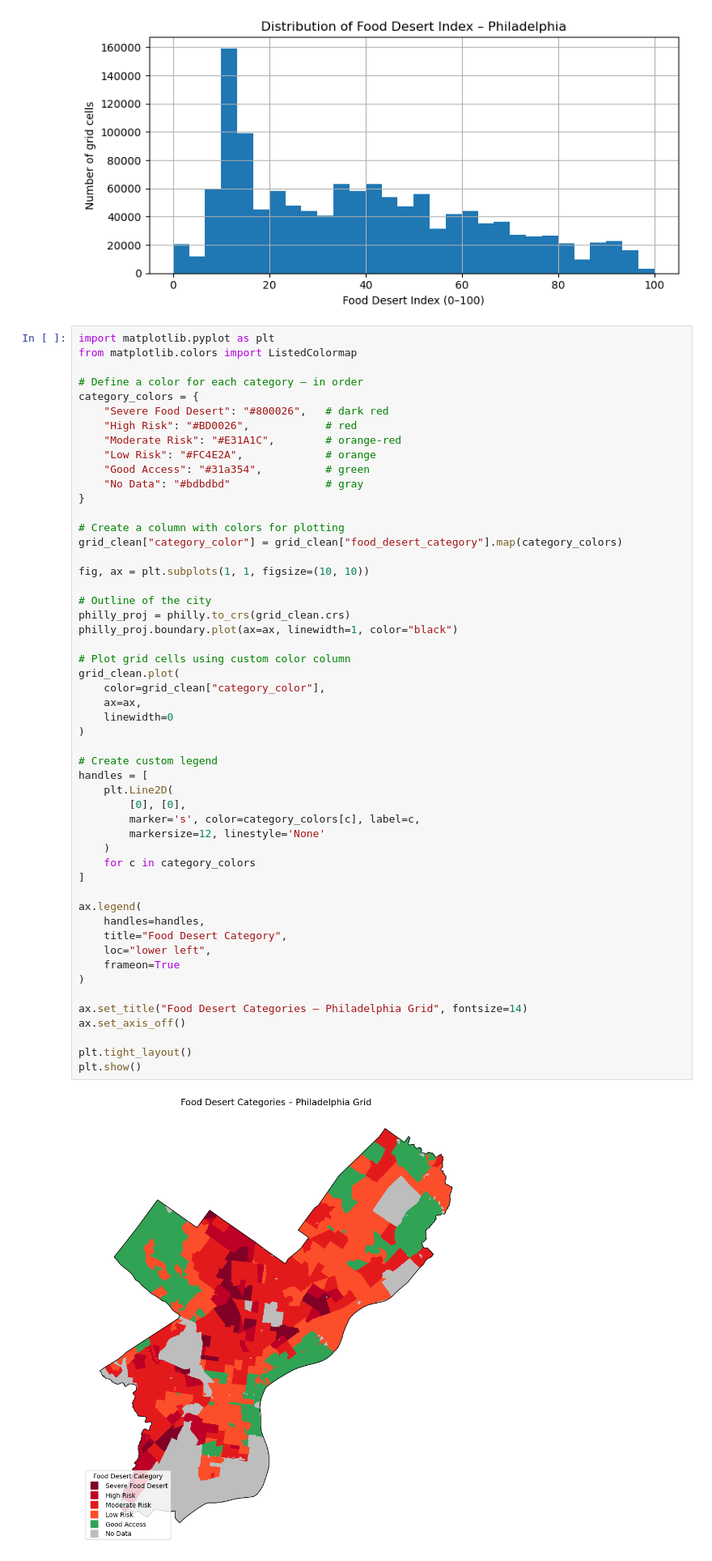
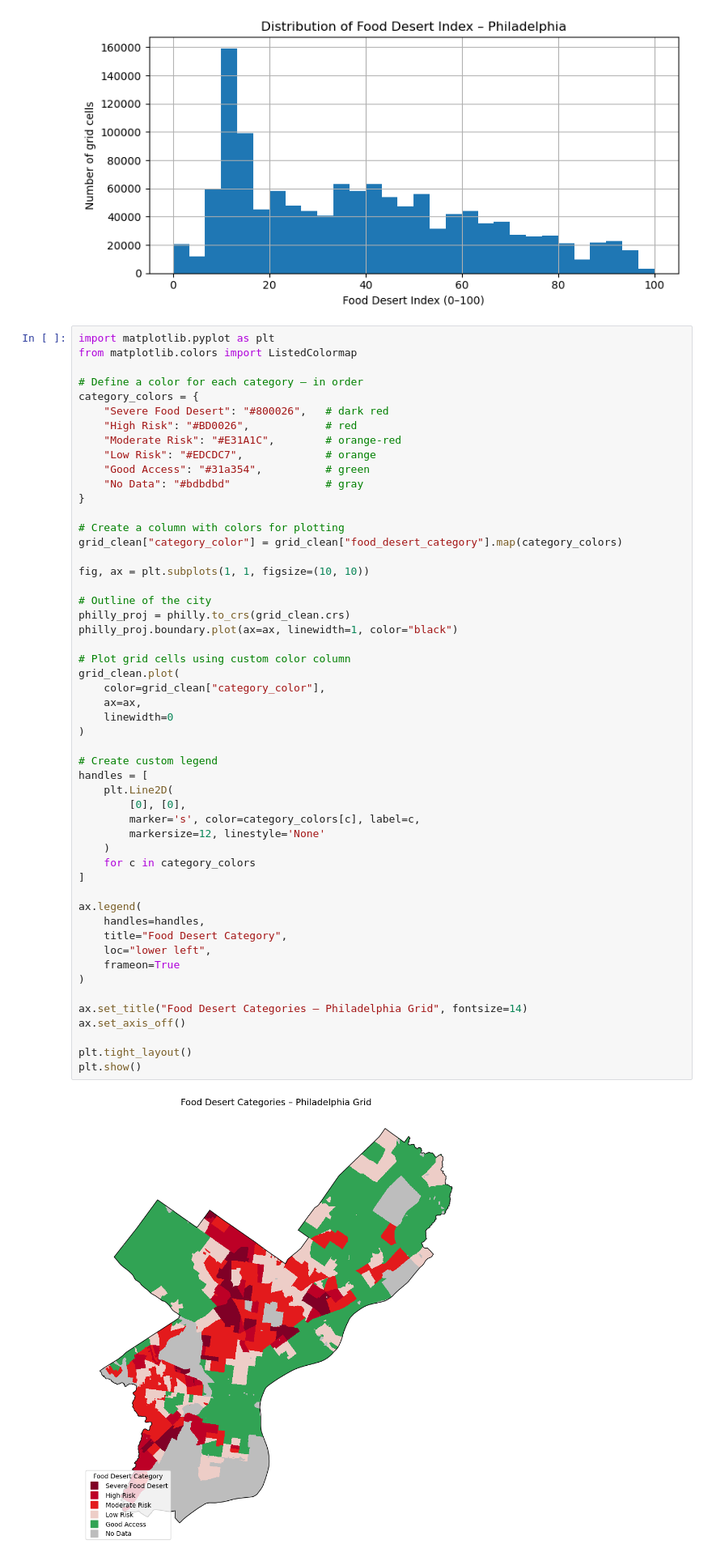
Before and after one commit to wenshaoting6-ui/MUSA-5500-Final-Project, a Jupyter notebook: Code.ipynb, the cells around one changed output. Shown at 81% size. Cells and saved outputs as stored; diff of their text form.

```diff
--- a/Code.ipynb
+++ b/Code.ipynb
@@ -528,7 +509,7 @@ category_colors = {
     "Severe Food Desert": "#800026",   # dark red
     "High Risk": "#BD0026",            # red
     "Moderate Risk": "#E31A1C",        # orange-red
-    "Low Risk": "#FC4E2A",             # orange
+    "Low Risk": "#EDCDC7",             # orange
     "Good Access": "#31a354",          # green
     "No Data": "#bdbdbd"               # gray
 }
@@ -545,34 +526,34 @@ philly_proj.boundary.plot(ax=ax, linewidth=1, color="black")
 # Plot grid cells using custom color column
 grid_clean.plot(
     color=grid_clean["category_color"],
     ax=ax,
     linewidth=0
 )
 
 # Create custom legend
 handles = [
     plt.Line2D(
         [0], [0],
         marker='s', color=category_colors[c], label=c,
         markersize=12, linestyle='None'
     )
     for c in category_colors
 ]
 
 ax.legend(
     handles=handles,
     title="Food Desert Category",
     loc="lower left",
     frameon=True
 )
 
 ax.set_title("Food Desert Categories – Philadelphia Grid", fontsize=14)
 ax.set_axis_off()
 
 plt.tight_layout()
 plt.show()
 # %% [output]
-[figure, old version]
+[figure, new version]
 # %%
 # Filter high-risk + severe cells
 high_risk = grid_clean[grid_clean["food_desert_category"].isin(["High Risk", "Severe Food Desert"])]
```
Also changed, not shown: parts of 4 cells of this notebook, 11 other files.
